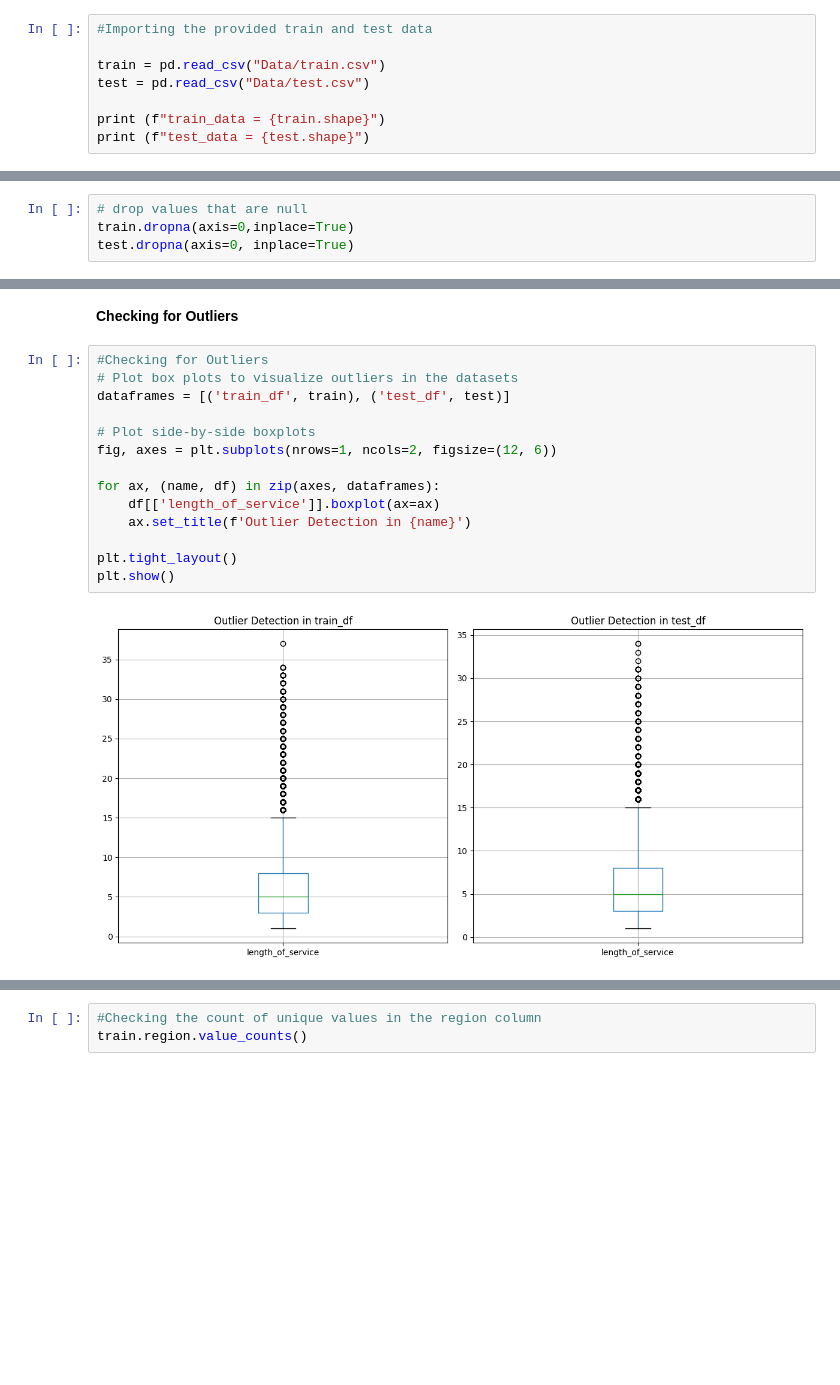
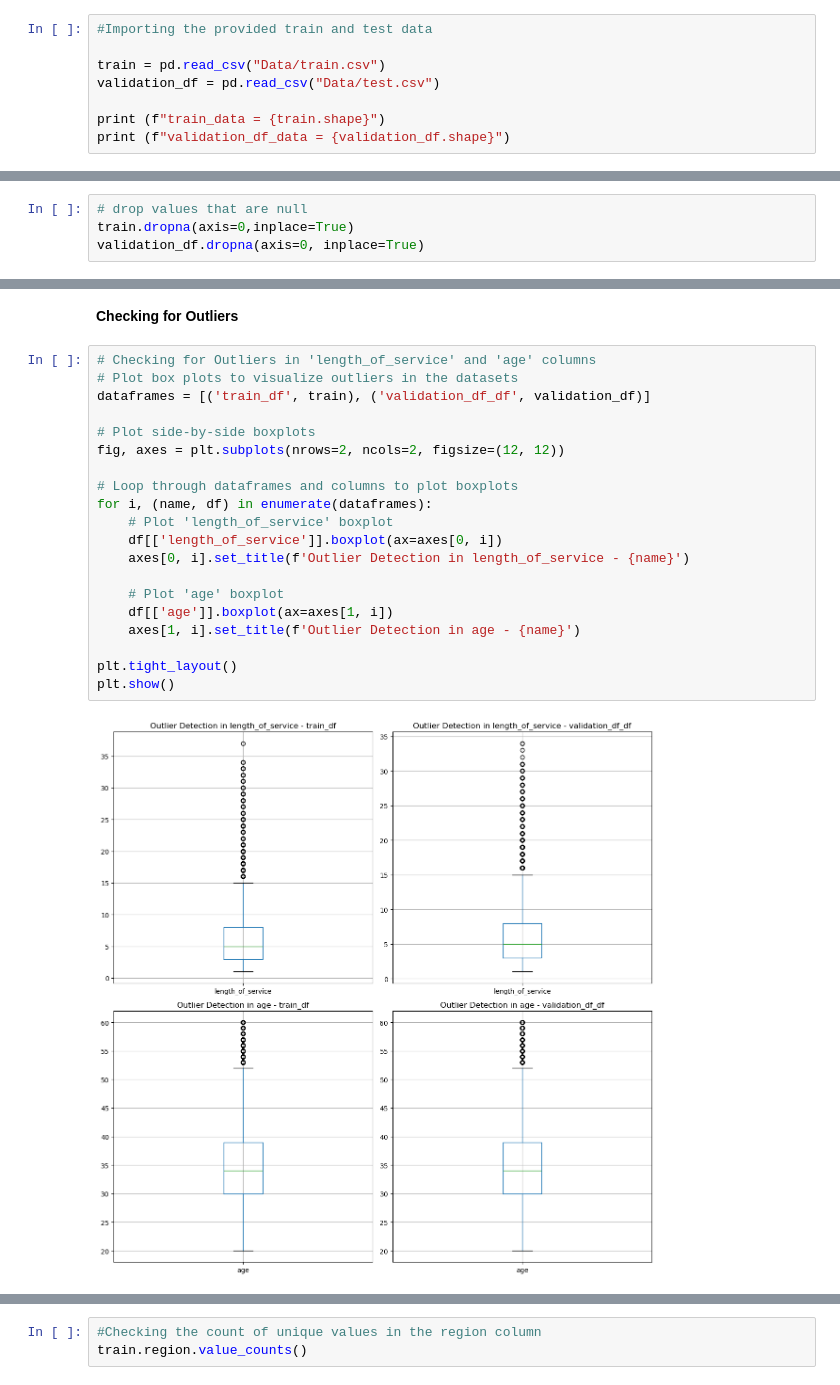
Before and after one commit to bedankibunja/HR-ANALYTICS-Predicting-Employee-Promotions, a Jupyter notebook: Notebook.ipynb, the cells around one changed output, grey strips where cells are left out. Cells and saved outputs as stored; diff of their text form; blank space fills up the shorter version.

```diff
--- a/Notebook.ipynb
+++ b/Notebook.ipynb
@@ -98,9 +111,9 @@ warnings.filterwarnings('ignore')
 #Importing the provided train and test data
 
 train = pd.read_csv("Data/train.csv")
-test = pd.read_csv("Data/test.csv")
+validation_df = pd.read_csv("Data/test.csv")
 
 print (f"train_data = {train.shape}")
-print (f"test_data = {test.shape}")
+print (f"validation_df_data = {validation_df.shape}")
 # %% [output]
 train_data = (54808, 14)
@@ -252,7 +344,7 @@ avg_training_score                 0             61
 # %%
 # drop values that are null
 train.dropna(axis=0,inplace=True)
-test.dropna(axis=0, inplace=True)
+validation_df.dropna(axis=0, inplace=True)
 # %%
 # Confirm Null values dropped
 def missing_and_unique_values(train):
@@ -288,18 +380,24 @@ avg_training_score                 0             61
 # %% [markdown]
 **Checking for Outliers**
 # %%
-#Checking for Outliers
+# Checking for Outliers in 'length_of_service' and 'age' columns
 # Plot box plots to visualize outliers in the datasets
-dataframes = [('train_df', train), ('test_df', test)]
+dataframes = [('train_df', train), ('validation_df_df', validation_df)]
 
 # Plot side-by-side boxplots
-fig, axes = plt.subplots(nrows=1, ncols=2, figsize=(12, 6))
+fig, axes = plt.subplots(nrows=2, ncols=2, figsize=(12, 12))
 
-for ax, (name, df) in zip(axes, dataframes):
-    df[['length_of_service']].boxplot(ax=ax)
-    ax.set_title(f'Outlier Detection in {name}')
+# Loop through dataframes and columns to plot boxplots
+for i, (name, df) in enumerate(dataframes):
+    # Plot 'length_of_service' boxplot
+    df[['length_of_service']].boxplot(ax=axes[0, i])
+    axes[0, i].set_title(f'Outlier Detection in length_of_service - {name}')
+
+    # Plot 'age' boxplot
+    df[['age']].boxplot(ax=axes[1, i])
+    axes[1, i].set_title(f'Outlier Detection in age - {name}')
 
 plt.tight_layout()
 plt.show()
 # %% [output]
-[figure, old version]
+[figure, new version]
```
Also changed, not shown: parts of 105 cells of this notebook.
